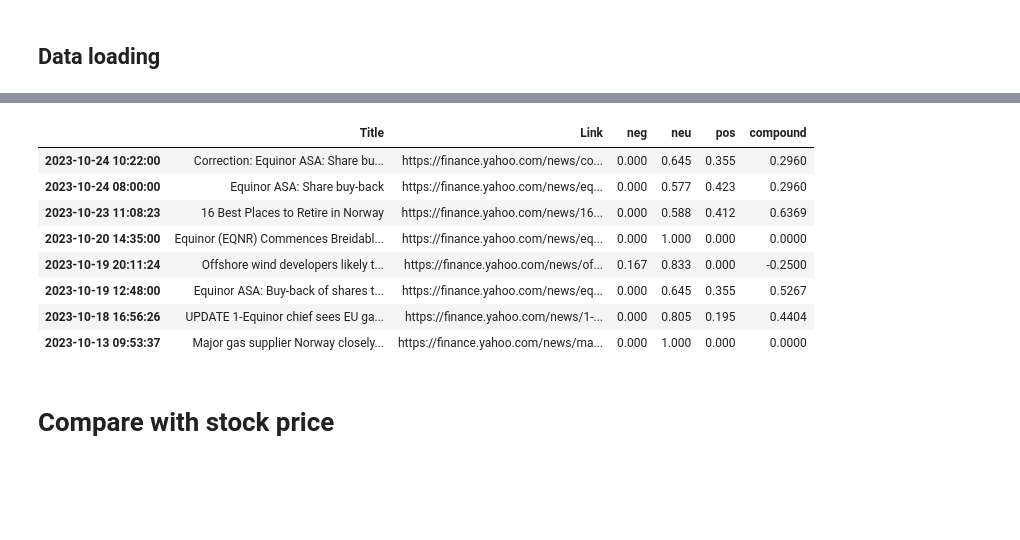
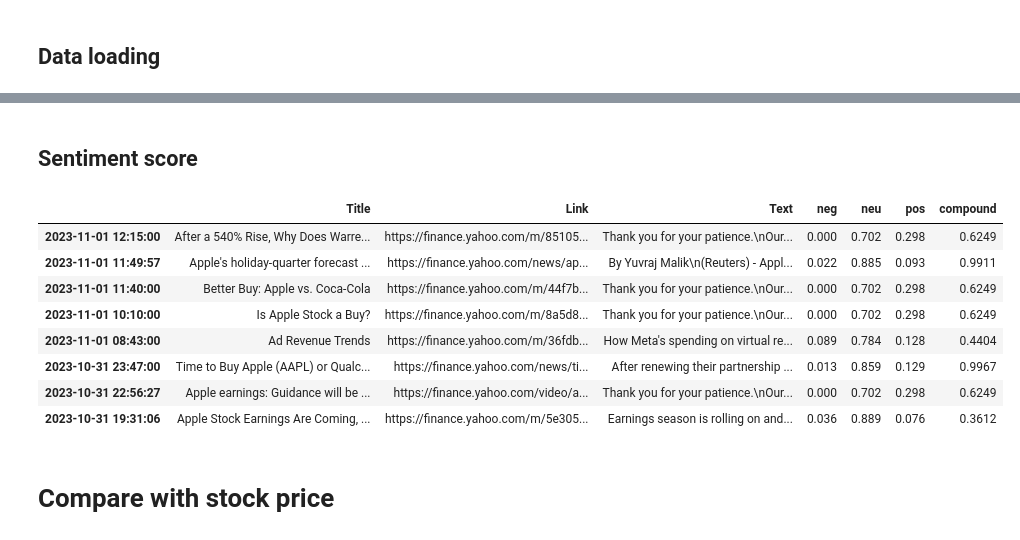
Before and after one commit to jonedamas/master_thesis, a Jupyter notebook: Sentiment Analysis/NLTK_AAPL.ipynb, the cells around one changed output, grey strips where cells are left out. Saved outputs shown, nothing was run; the diff lists cells and outputs as text; code cells hidden in the pictures; blank space fills up the shorter version.

```diff
--- a/Sentiment Analysis/NLTK_AAPL.ipynb
+++ b/Sentiment Analysis/NLTK_AAPL.ipynb
@@ -52,30 +58,30 @@ sia = SentimentIntensityAnalyzer()
+# %% [markdown]
+## Sentiment score
 # %%
+sia = SentimentIntensityAnalyzer()
+
 res = {}
 
 for i, row in tqdm(df.iterrows(), total=len(df)):
-    text = row['Title']
+    text = row['Text']
     myid = i
     res[myid] = sia.polarity_scores(text)
+
+vaders = pd.DataFrame(res).T
+
+result_df = pd.concat([df, vaders], axis=1)
+
+display(result_df)
+# %% [output]
+|  | Title | Link | Text | neg | neu | pos | compound |
+| 2023-11-01 12:15:00 | After a 540% Rise, Why Does Warre... | https://finance.yahoo.com/m/85105... | Thank you for your patience.\nOur... | 0.000 | 0.702 | 0.298 | 0.6249 |
+| 2023-11-01 11:49:57 | Apple's holiday-quarter forecast ... | https://finance.yahoo.com/news/ap... | By Yuvraj Malik\n(Reuters) - Appl... | 0.022 | 0.885 | 0.093 | 0.9911 |
+| 2023-11-01 11:40:00 | Better Buy: Apple vs. Coca-Cola | https://finance.yahoo.com/m/44f7b... | Thank you for your patience.\nOur... | 0.000 | 0.702 | 0.298 | 0.6249 |
+| 2023-11-01 10:10:00 | Is Apple Stock a Buy? | https://finance.yahoo.com/m/8a5d8... | Thank you for your patience.\nOur... | 0.000 | 0.702 | 0.298 | 0.6249 |
+| 2023-11-01 08:43:00 | Ad Revenue Trends | https://finance.yahoo.com/m/36fdb... | How Meta's spending on virtual re... | 0.089 | 0.784 | 0.128 | 0.4404 |
+| 2023-10-31 23:47:00 | Time to Buy Apple (AAPL) or Qualc... | https://finance.yahoo.com/news/ti... | After renewing their partnership ... | 0.013 | 0.859 | 0.129 | 0.9967 |
+| 2023-10-31 22:56:27 | Apple earnings: Guidance will be ... | https://finance.yahoo.com/video/a... | Thank you for your patience.\nOur... | 0.000 | 0.702 | 0.298 | 0.6249 |
+| 2023-10-31 19:31:06 | Apple Stock Earnings Are Coming, ... | https://finance.yahoo.com/m/5e305... | Earnings season is rolling on and... | 0.036 | 0.889 | 0.076 | 0.3612 |
-# %%
-vaders = pd.DataFrame(res).T
-
-vaders
-
-result_df = pd.concat([df, vaders], axis=1)
-
-display(result_df)
-
-# vaders = vaders.merge(df, how='left')
-# %% [output]
-|  | Title | Link | neg | neu | pos | compound |
-| 2023-10-24 10:22:00 | Correction: Equinor ASA: Share bu... | https://finance.yahoo.com/news/co... | 0.000 | 0.645 | 0.355 | 0.2960 |
-| 2023-10-24 08:00:00 | Equinor ASA: Share buy-back | https://finance.yahoo.com/news/eq... | 0.000 | 0.577 | 0.423 | 0.2960 |
-| 2023-10-23 11:08:23 | 16 Best Places to Retire in Norway | https://finance.yahoo.com/news/16... | 0.000 | 0.588 | 0.412 | 0.6369 |
-| 2023-10-20 14:35:00 | Equinor (EQNR) Commences Breidabl... | https://finance.yahoo.com/news/eq... | 0.000 | 1.000 | 0.000 | 0.0000 |
-| 2023-10-19 20:11:24 | Offshore wind developers likely t... | https://finance.yahoo.com/news/of... | 0.167 | 0.833 | 0.000 | -0.2500 |
-| 2023-10-19 12:48:00 | Equinor ASA: Buy-back of shares t... | https://finance.yahoo.com/news/eq... | 0.000 | 0.645 | 0.355 | 0.5267 |
-| 2023-10-18 16:56:26 | UPDATE 1-Equinor chief sees EU ga... | https://finance.yahoo.com/news/1-... | 0.000 | 0.805 | 0.195 | 0.4404 |
-| 2023-10-13 09:53:37 | Major gas supplier Norway closely... | https://finance.yahoo.com/news/ma... | 0.000 | 1.000 | 0.000 | 0.0000 |
 # %% [markdown]
 # Compare with stock price
 # %%
```
Also changed, not shown: parts of 4 cells of this notebook.
